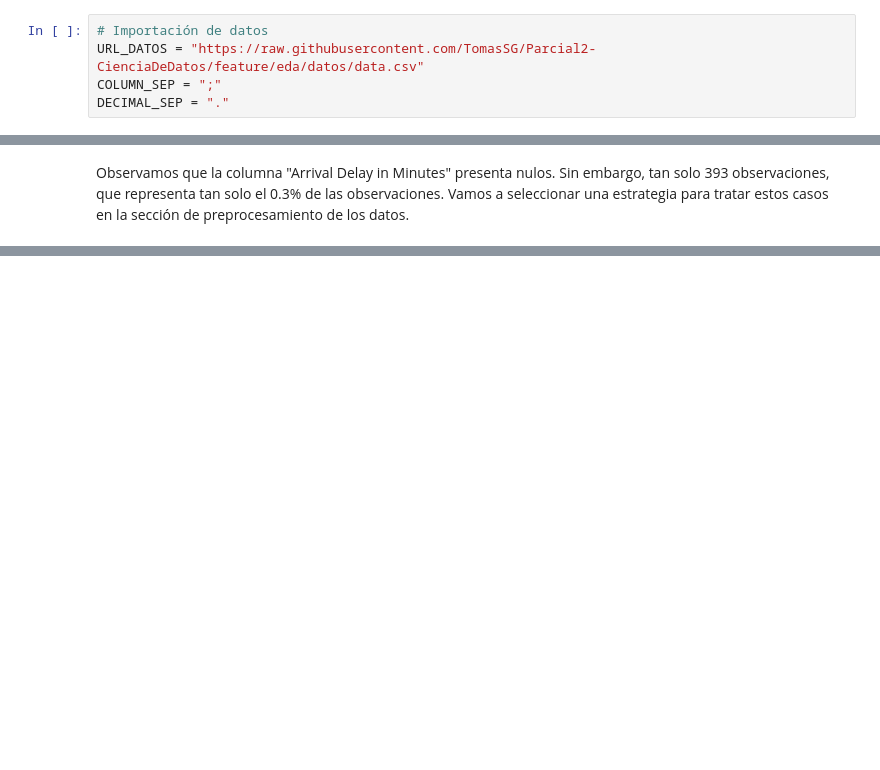
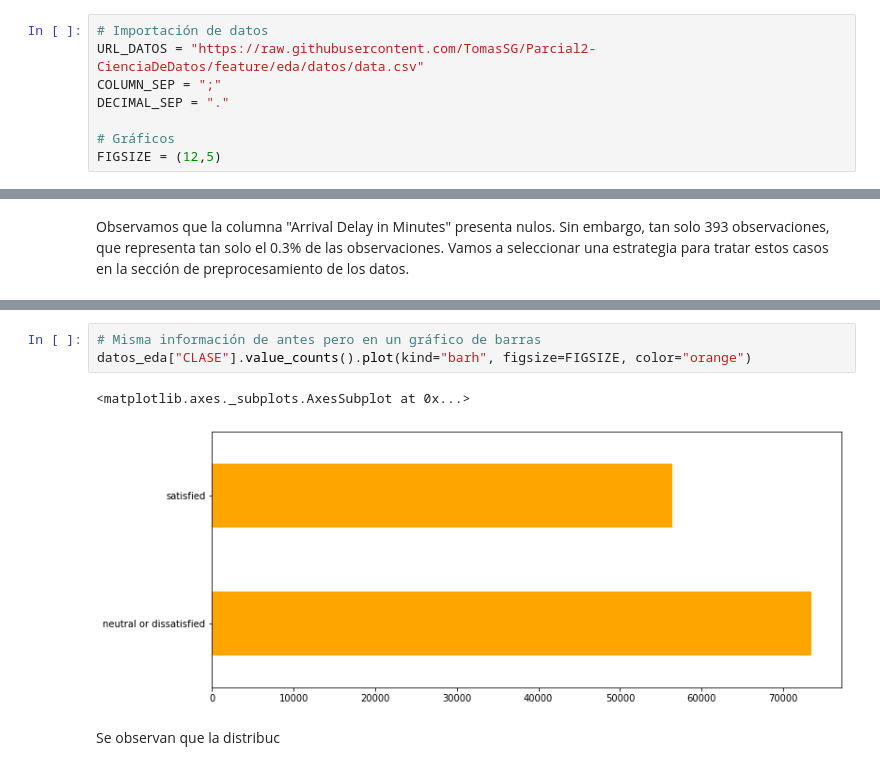
Before and after one commit to TomasSG/Parcial2-CienciaDeDatos, a Jupyter notebook: notebook/Parcial2.ipynb, the cells around one changed output, grey strips where cells are left out. Drawn from its saved outputs; the diff is of its cells as text; blank space fills up the shorter version.

```diff
--- a/notebook/Parcial2.ipynb
+++ b/notebook/Parcial2.ipynb
@@ -89,6 +89,9 @@ A continuación definimos **todas** las constantes que vamos a usar a lo largo d
 URL_DATOS = "https://raw.githubusercontent.com/TomasSG/Parcial2-CienciaDeDatos/feature/eda/datos/data.csv"
 COLUMN_SEP = ";"
 DECIMAL_SEP = "."
+
+# Gráficos
+FIGSIZE = (12,5)
 # %% [markdown]
 ## Importación de datos
 
@@ -237,0 +254,8 @@ Observamos que la columna "Arrival Delay in Minutes" presenta nulos. Sin embargo
+# %%
+# Misma información de antes pero en un gráfico de barras
+datos_eda["CLASE"].value_counts().plot(kind="barh", figsize=FIGSIZE, color="orange")
+# %% [output]
+<matplotlib.axes._subplots.AxesSubplot at 0x...>
+[figure, added]
+# %% [markdown]
+Se observan que la distribuc
```
Also changed, not shown: parts of 2 cells of this notebook.
